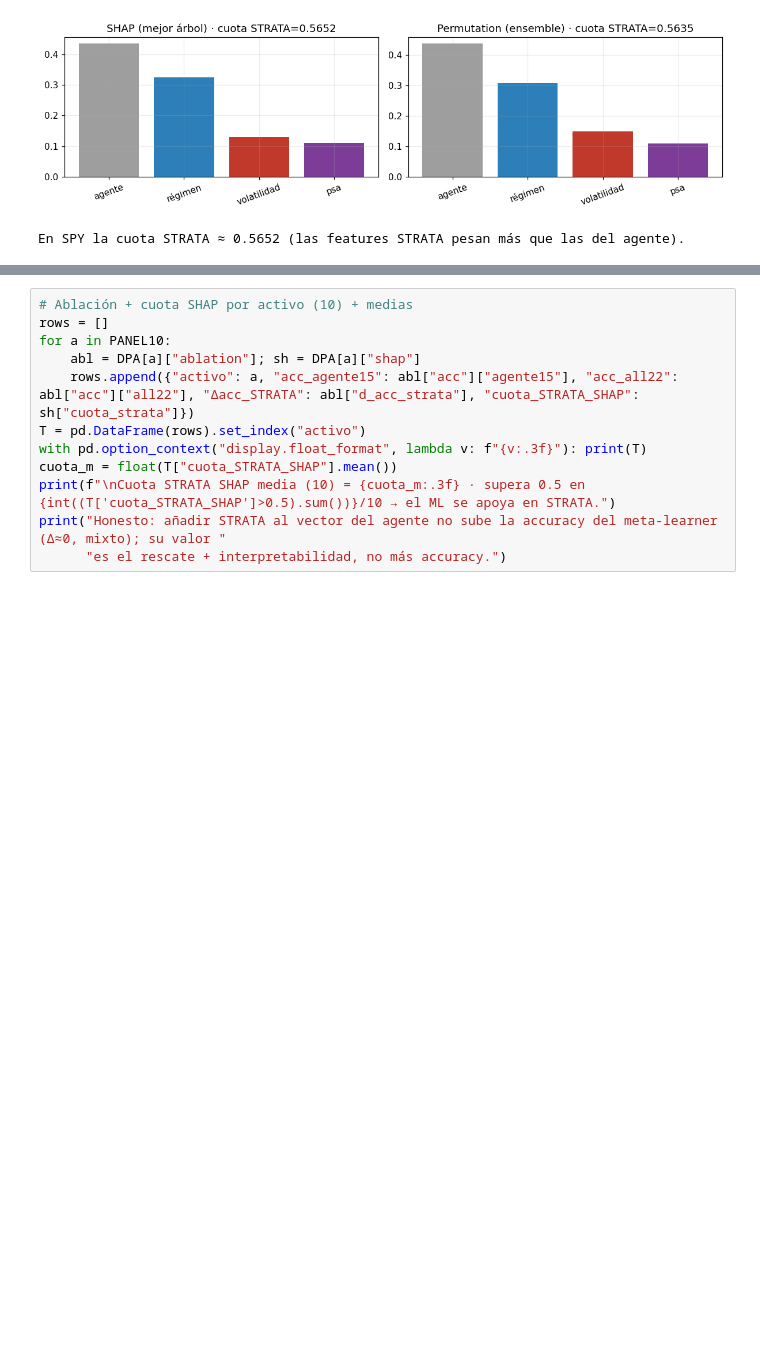
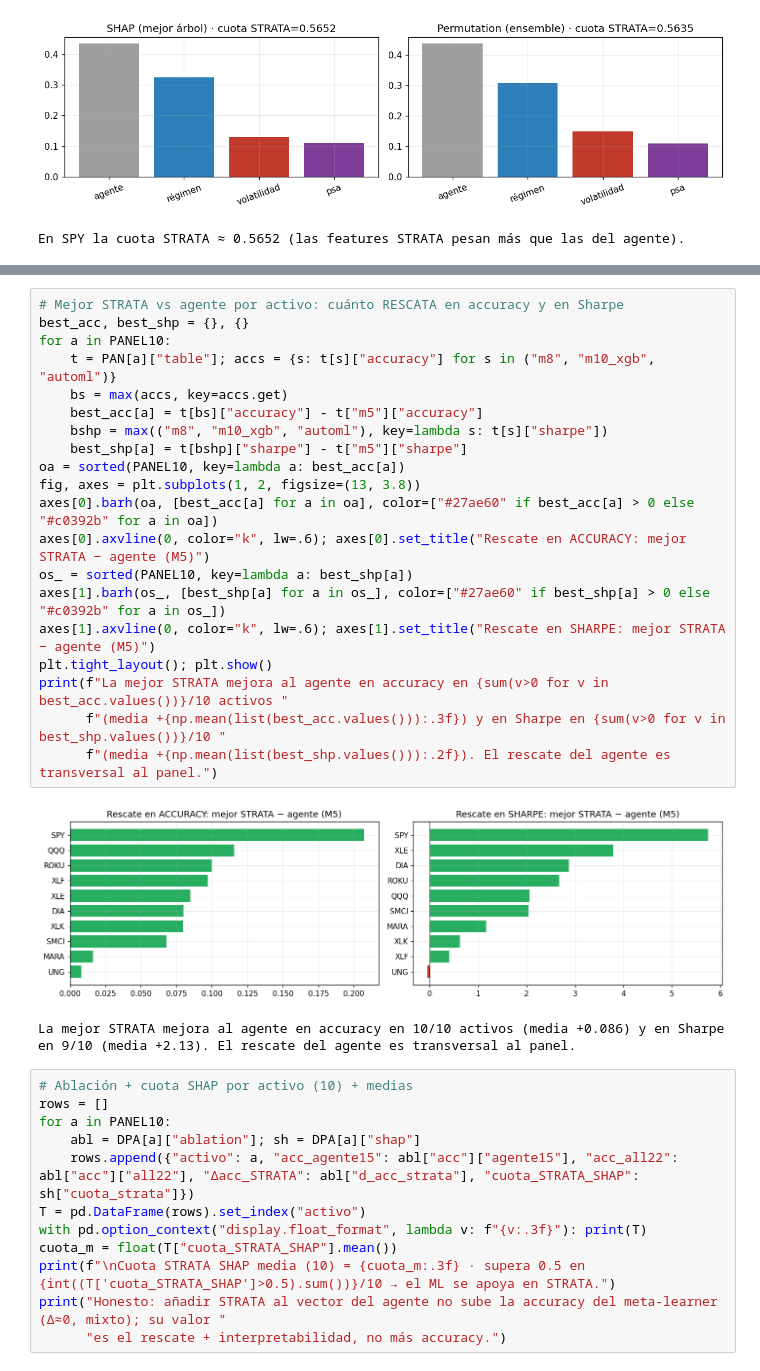
Before and after one commit to RaquelGarciah/Real-time-statistical-supervision-of-an-AI-trading-agent, a Jupyter notebook: notebooks/STRATA_marco_practico.ipynb, the cells around one changed output, grey strips where cells are left out. Cells and saved outputs as stored; diff of their text form; blank space fills up the shorter version.

```diff
--- a/notebooks/STRATA_marco_practico.ipynb
+++ b/notebooks/STRATA_marco_practico.ipynb
@@ -354,3 +421,26 @@ excluye 0), e incluyendo AutoML.
+# %%
+# Mejor STRATA vs agente por activo: cuánto RESCATA en accuracy y en Sharpe
+best_acc, best_shp = {}, {}
+for a in PANEL10:
+    t = PAN[a]["table"]; accs = {s: t[s]["accuracy"] for s in ("m8", "m10_xgb", "automl")}
+    bs = max(accs, key=accs.get)
+    best_acc[a] = t[bs]["accuracy"] - t["m5"]["accuracy"]
+    bshp = max(("m8", "m10_xgb", "automl"), key=lambda s: t[s]["sharpe"])
+    best_shp[a] = t[bshp]["sharpe"] - t["m5"]["sharpe"]
+oa = sorted(PANEL10, key=lambda a: best_acc[a])
+fig, axes = plt.subplots(1, 2, figsize=(13, 3.8))
+axes[0].barh(oa, [best_acc[a] for a in oa], color=["#27ae60" if best_acc[a] > 0 else "#c0392b" for a in oa])
+axes[0].axvline(0, color="k", lw=.6); axes[0].set_title("Rescate en ACCURACY: mejor STRATA − agente (M5)")
+os_ = sorted(PANEL10, key=lambda a: best_shp[a])
+axes[1].barh(os_, [best_shp[a] for a in os_], color=["#27ae60" if best_shp[a] > 0 else "#c0392b" for a in os_])
+axes[1].axvline(0, color="k", lw=.6); axes[1].set_title("Rescate en SHARPE: mejor STRATA − agente (M5)")
+plt.tight_layout(); plt.show()
+print(f"La mejor STRATA mejora al agente en accuracy en {sum(v>0 for v in best_acc.values())}/10 activos "
+      f"(media +{np.mean(list(best_acc.values())):.3f}) y en Sharpe en {sum(v>0 for v in best_shp.values())}/10 "
+      f"(media +{np.mean(list(best_shp.values())):.2f}). El rescate del agente es transversal al panel.")
+# %% [output]
+[figure, added]
+La mejor STRATA mejora al agente en accuracy en 10/10 activos (media +0.086) y en Sharpe en 9/10 (media +2.13). El rescate del agente es transversal al panel.
 # %%
 # Ablación + cuota SHAP por activo (10) + medias
 rows = []
```
Also changed, not shown: parts of 6 cells of this notebook, 3 other files.
